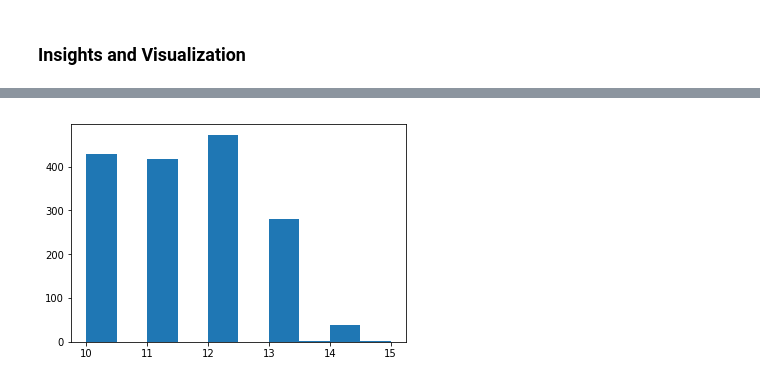
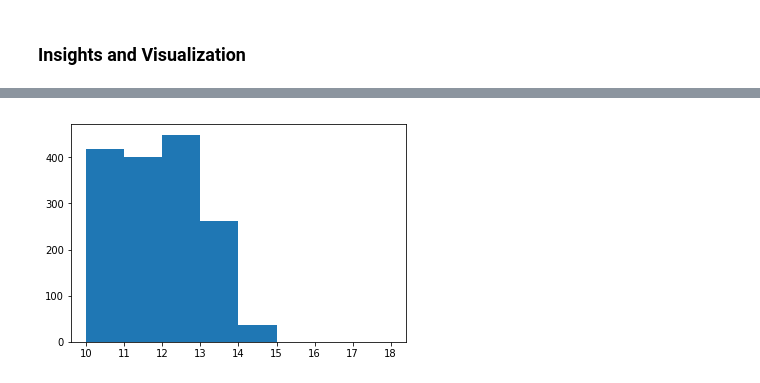
Before and after one commit to juliouribe/twitter-wrangling-project, a Jupyter notebook: wrangle_act.ipynb, the cells around one changed output, grey strips where cells are left out. Saved outputs shown, nothing was run; the diff lists cells and outputs as text; code cells hidden in the pictures.

```diff
--- a/wrangle_act.ipynb
+++ b/wrangle_act.ipynb
@@ -914,8 +914,8 @@ tweets_master.rating_numerator.mean()
 # %%
 # import visualization modules
 import matplotlib.pyplot as plt
 %matplotlib inline
 
-plt.hist(tweets_master.rating_numerator);
+plt.hist(tweets_master.rating_numerator, bins=[10, 11, 12, 13, 14, 15, 16, 17, 18]);
 # %% [output]
-[figure, old version]
+[figure, new version]
```
Also changed, not shown: parts of 13 cells of this notebook.
